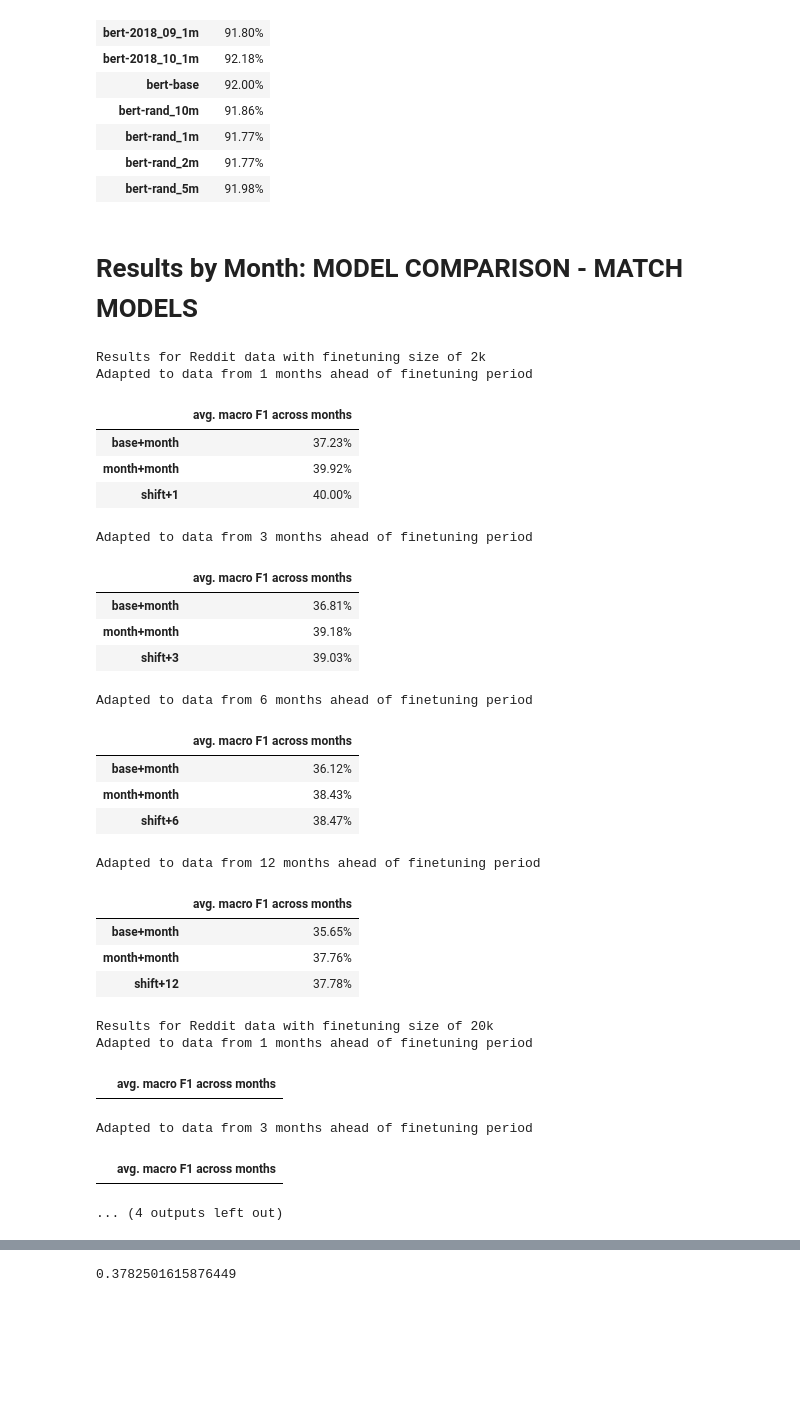
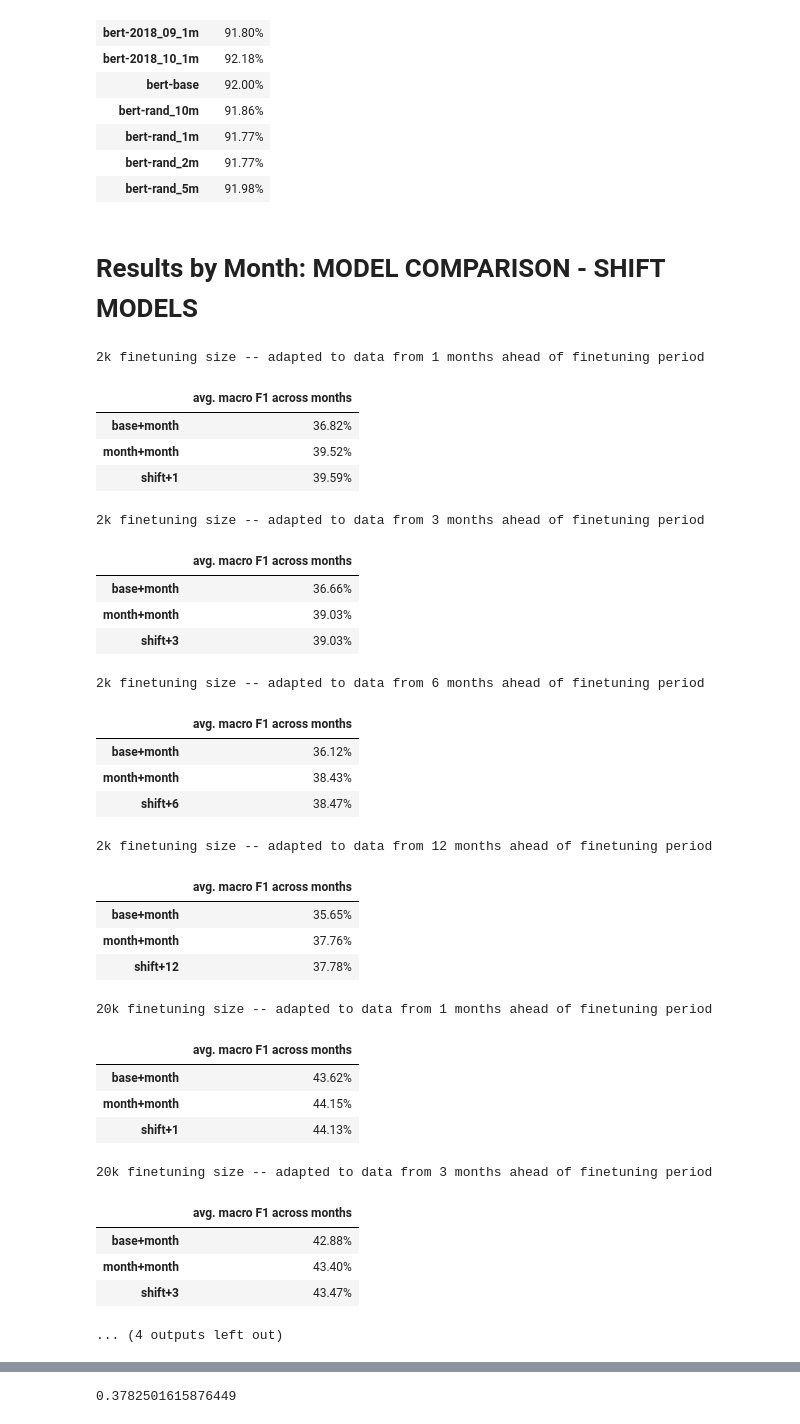
Before and after one commit to paul-rottger/temporal-adaptation, a Jupyter notebook: 4_evaluation/classification/evaluate_classification_results.ipynb, the cells around one changed output, grey strips where cells are left out. Drawn from its saved outputs; the diff is of its cells as text; code cells hidden in the pictures; blank space fills up the shorter version.

```diff
--- a/4_evaluation/classification/evaluate_classification_results.ipynb
+++ b/4_evaluation/classification/evaluate_classification_results.ipynb
@@ -251,0 +326,15 @@ def model_comparison_matchmonths(input_dict, F1_TYPE = "macro", REDDIT_FILTER =
+# %%
+plot = plot_df[2].rename(columns={0: "2k"}).merge(plot_df[20].rename(columns={0: "20k"}),left_index=True, right_index=True)
+
+cm = sns.color_palette('Greens', as_cmap=True)
+
+# multiply by 100 to get pct values
+plot = plot.multiply(100)
+plot.rename(index={"base+rand": "1) base+rand",
+                  "rand+rand": "2) rand+rand",
+                  "month+rand": "3) month+rand",
+                  "base+month": "4) base+month",
+                  "rand+month": "5) rand+month",
+                  "month+month": "6) rand+month"}, inplace=True)
+
+plot.style.background_gradient(cmap=cm, axis = None ).set_table_attributes('style="font-family: CMU Serif; font-size:26px"').set_precision(2)
@@ -373,13 +403,13 @@ plot_df.rename(columns={0: f"{F1_TYPE} F1"}).style.background_gradient(cmap=cm,
 | bert-rand_2m | 91.77% |
 | bert-rand_5m | 91.98% |
 # %% [markdown]
-# Results by Month: MODEL COMPARISON - MATCH MODELS
+# Results by Month: MODEL COMPARISON - SHIFT MODELS
 # %%
 def model_comparison_shiftmonths(DATASET="reddit", SHIFT_OFFSET=12, F1_TYPE = "macro", REDDIT_FILTER = 2):
 
     # for months where adapt = test
     # how does the base model finetuned on same month as the shift model perform?
-    # how does the rand-adapt model finetuned on same month as the shift model perform?
+    # how does the month-adapt model finetuned on same month as the shift model perform?
     # how does the shift-adapt model perform?
 
     shift_keys=pd.Series(results[DATASET][f"shift+{SHIFT_OFFSET}"].keys())
@@ -407,45 +437,60 @@ def model_comparison_shiftmonths(DATASET="reddit", SHIFT_OFFSET=12, F1_TYPE = "m
             scores[model_type]["test"+re.search(r'(.*?)-test(.*)',key).group(2)] = f1_score(results[DATASET][model_type][key]['label'], results[DATASET][model_type][key]['prediction'], average=F1_TYPE)
 
     month_results_df = pd.DataFrame.from_dict(scores, orient = "index").T
-    #month_results_df = month_results_df[['base+rand', 'rand+rand', 'month+rand', 'base+month', 'rand+month', 'month+month']]
     month_results_df.sort_index(inplace=True)
 
-    #display(month_results_df.style.background_gradient(cmap=cm, axis = 1 ).format('{0:,.2%}'))
+    cm = sns.color_palette('Greens', as_cmap=True)
 
-    display(pd.DataFrame(month_results_df.mean(axis=0)).rename(columns={0: f"avg. {F1_TYPE} F1 across months"}).style.background_gradient(cmap=cm, axis = 0 ).format('{0:,.2%}'))
+    # table with separate row for each month
+    #display(month_results_df.style.background_gradient(cmap=cm, axis = 1 ).format('{0:,.4%}'))
+
+    # table with averages across months
+    plot_df = pd.DataFrame(month_results_df.mean(axis=0)).rename(columns={0: f"avg. {F1_TYPE} F1 across months"})
+    display(plot_df.style.background_gradient(cmap=cm, axis = 0 ).format('{0:,.2%}'))
+
+    return plot_df
 # %%
+shift_results = {}
+
 for size_filter in [2, 20]:
-    print(f"Results for Reddit data with finetuning size of {size_filter}k")
+
+    shift_results[f"{size_filter}k"] = {}
+
     for offset in [1,3,6,12]:
-        print(f"Adapted to data from {offset} months ahead of finetuning period")
-        model_comparison_shiftmonths(SHIFT_OFFSET=offset, REDDIT_FILTER=size_filter)
+        print(f"{size_filter}k finetuning size -- adapted to data from {offset} months ahead of finetuning period")
+        shift_results[f"{size_filter}k"][f"shift+{offset}"] = model_comparison_shiftmonths(SHIFT_OFFSET=offset, REDDIT_FILTER=size_filter)
         print()
+
     print()
 # %% [output]
-Results for Reddit data with finetuning size of 2k
-Adapted to data from 1 months ahead of finetuning period
+2k finetuning size -- adapted to data from 1 months ahead of finetuning period
 |  | avg. macro F1 across months |
-| base+month | 37.23% |
-| month+month | 39.92% |
-| shift+1 | 40.00% |
+| base+month | 36.82% |
+| month+month | 39.52% |
+| shift+1 | 39.59% |
-Adapted to data from 3 months ahead of finetuning period
+2k finetuning size -- adapted to data from 3 months ahead of finetuning period
 |  | avg. macro F1 across months |
-| base+month | 36.81% |
-| month+month | 39.18% |
+| base+month | 36.66% |
+| month+month | 39.03% |
 | shift+3 | 39.03% |
-Adapted to data from 6 months ahead of finetuning period
+2k finetuning size -- adapted to data from 6 months ahead of finetuning period
 |  | avg. macro F1 across months |
 | base+month | 36.12% |
 | month+month | 38.43% |
 | shift+6 | 38.47% |
-Adapted to data from 12 months ahead of finetuning period
+2k finetuning size -- adapted to data from 12 months ahead of finetuning period
 |  | avg. macro F1 across months |
 | base+month | 35.65% |
 | month+month | 37.76% |
 | shift+12 | 37.78% |
-Results for Reddit data with finetuning size of 20k
-Adapted to data from 1 months ahead of finetuning period
+20k finetuning size -- adapted to data from 1 months ahead of finetuning period
 |  | avg. macro F1 across months |
+| base+month | 43.62% |
+| month+month | 44.15% |
+| shift+1 | 44.13% |
-Adapted to data from 3 months ahead of finetuning period
+20k finetuning size -- adapted to data from 3 months ahead of finetuning period
 |  | avg. macro F1 across months |
+| base+month | 42.88% |
+| month+month | 43.40% |
+| shift+3 | 43.47% |
 ... (4 outputs left out)
```
Also changed, not shown: parts of 14 cells of this notebook, 3 other files.
